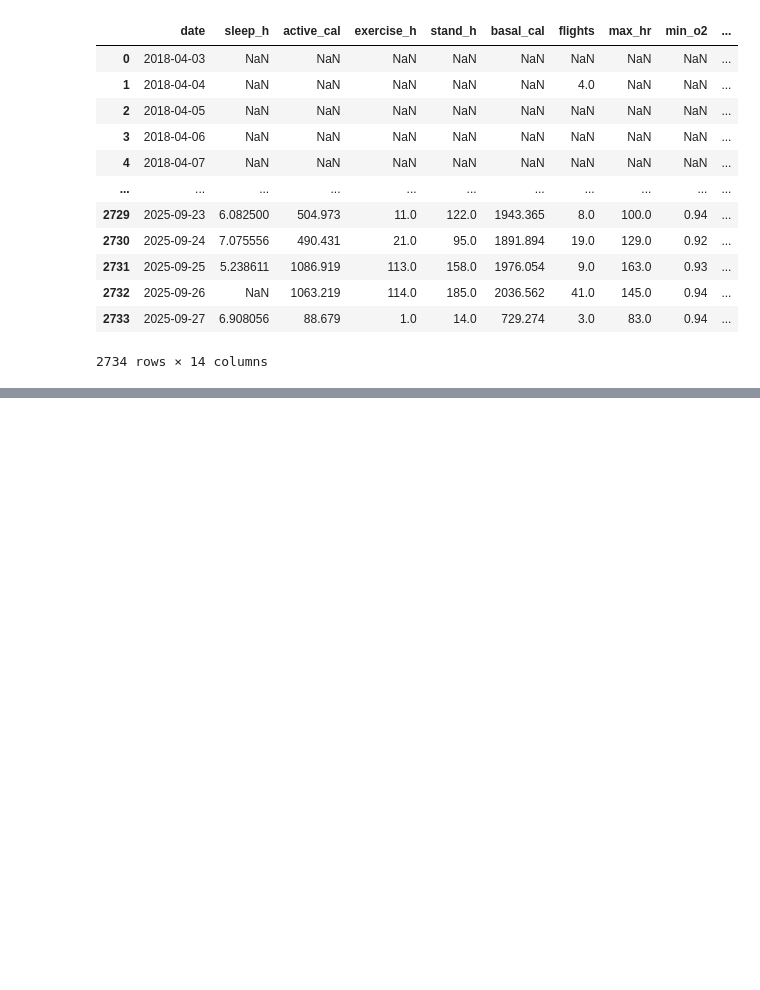
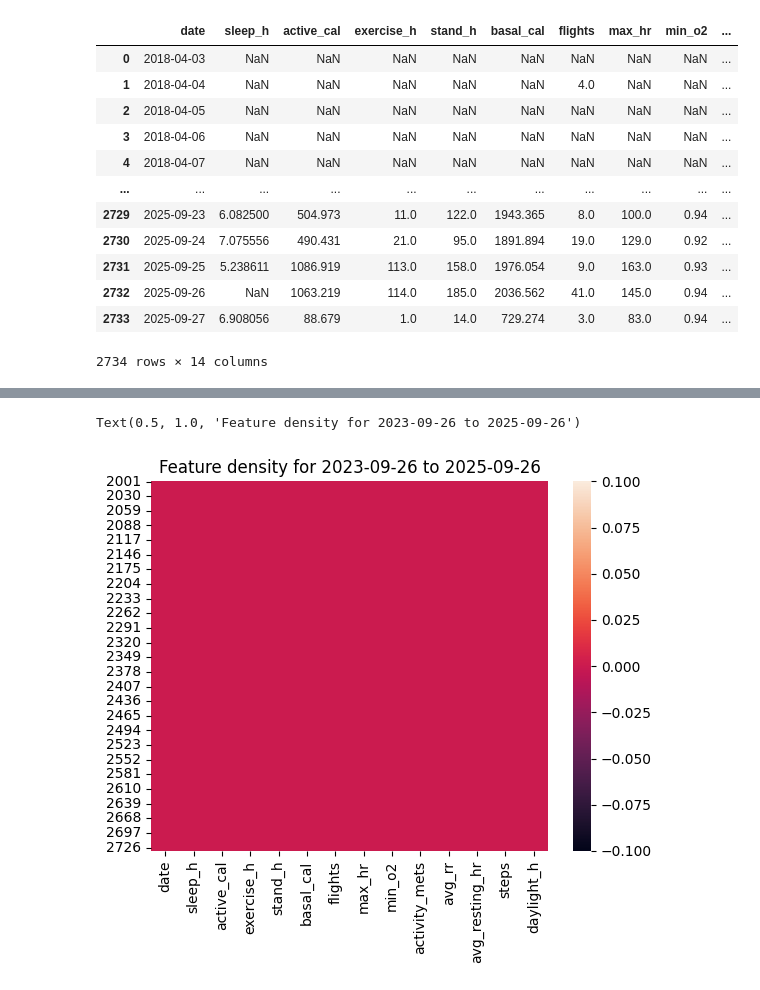
Before and after one commit to auto-d/medex, a Jupyter notebook: medex.ipynb, the cells around one changed output, grey strips where cells are left out. Saved outputs shown, nothing was run; the diff lists cells and outputs as text; code cells hidden in the pictures; blank space fills up the shorter version.

```diff
--- a/medex.ipynb
+++ b/medex.ipynb
@@ -249,0 +248,14 @@ Name: date, Length: 733, dtype: object
+# %%
+df2.sleep_h = df2.sleep_h.fillna(value=df2.sleep_h.mean())
+df2.exercise_h = df2.sleep_h.fillna(value=df2.exercise_h.mean())
+df2.flights = df2.sleep_h.fillna(value=df2.flights.mean())
+df2.min_o2 = df2.sleep_h.fillna(value=df2.min_o2.mean())
+df2.avg_rr = df2.sleep_h.fillna(value=df2.avg_rr.mean())
+df2.avg_resting_hr = df2.sleep_h.fillna(value=df2.avg_resting_hr.mean())
+df2.daylight_h = df2.sleep_h.fillna(value=df2.daylight_h.mean())
+# %%
+ax = sns.heatmap(df2.isna())
+ax.set_title(f"Feature density for {df2.iloc[0].date} to {df2.iloc[-1].date}")
+# %% [output]
+Text(0.5, 1.0, 'Feature density for 2023-09-26 to 2025-09-26')
+[figure, added]
```
Also changed, not shown: parts of 7 cells of this notebook.
